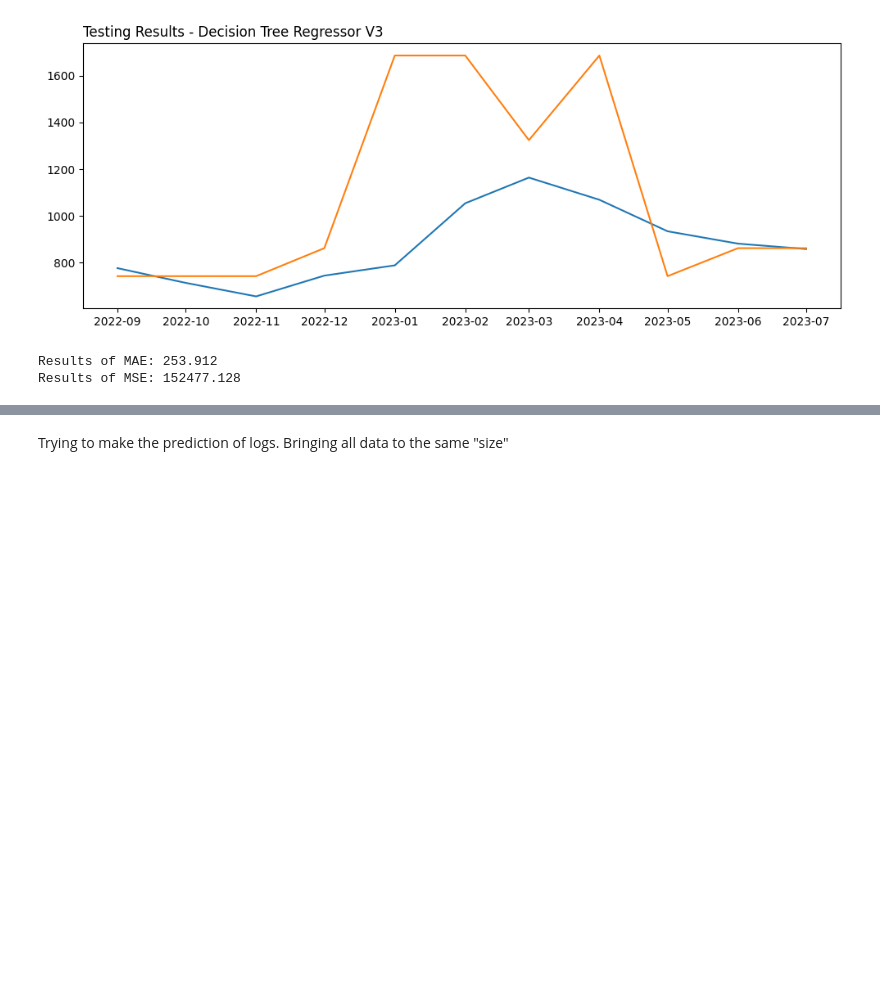
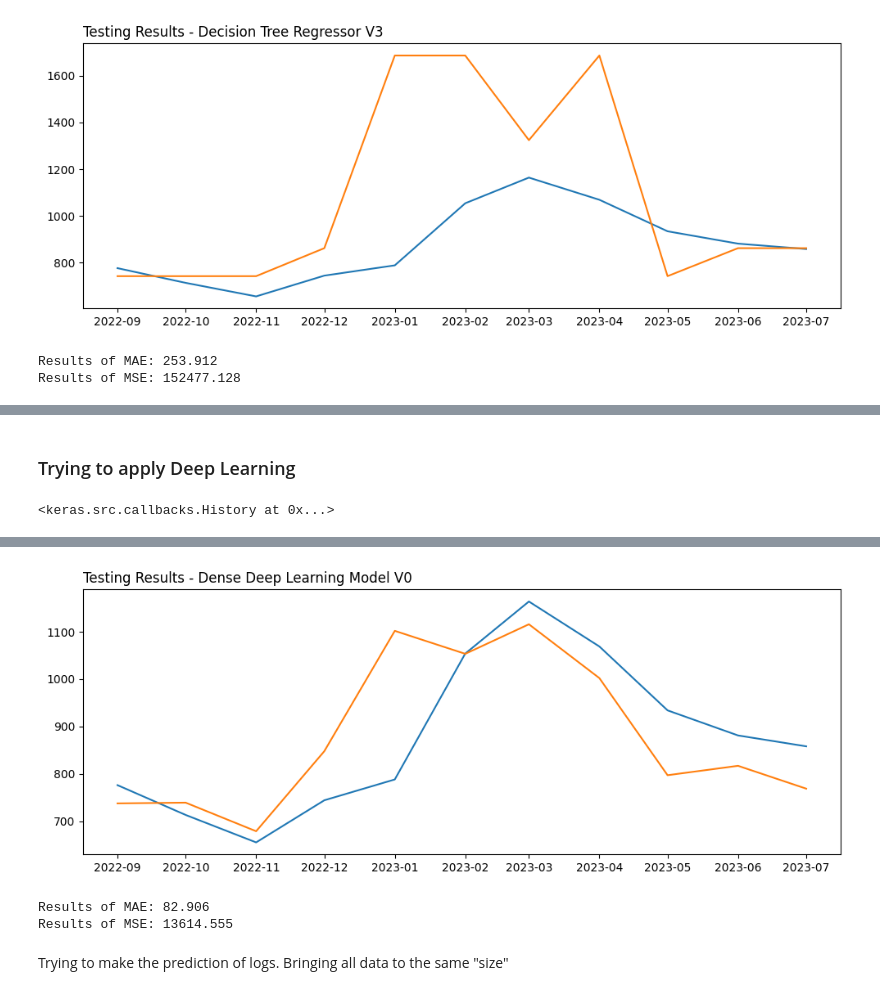
Before and after one commit to ViniAndrade10/Hot_Rolled_Coil_Price_Prediction, a Jupyter notebook: notebooks/Hot_Rolled_Coil_Price_Prediction.ipynb, the cells around one changed output, grey strips where cells are left out. Drawn from its saved outputs; the diff is of its cells as text; code cells hidden in the pictures; blank space fills up the shorter version.

Commit message:
- Aplicando Modelo de Deep Learning

```diff
--- a/notebooks/Hot_Rolled_Coil_Price_Prediction.ipynb
+++ b/notebooks/Hot_Rolled_Coil_Price_Prediction.ipynb
@@ -294,3 +298,37 @@ checking_results(y_test, xgboost_results_v1)
 [figure]
 Results of MAE: 101.217
 Results of MSE: 16557.174
+# %% [markdown]
+### Trying to apply Deep Learning
+# %%
+scaler = MinMaxScaler(feature_range=(0,1))
+
+X_scaled_train = scaler.fit_transform(X_train.values)
+X_scaled_test = scaler.fit_transform(X_test.values)
+
+y_scaled_train = scaler.fit_transform(np.array(y_train.values).reshape(-1, 1))
+y_scaled_test = scaler.fit_transform(np.array(y_test.values).reshape(-1, 1))
+# %%
+# Defining Model
+model_v0 = Sequential()
+model_v0.add(Dense(100, activation="relu"))
+model_v0.add(Dense(50, activation="relu"))
+model_v0.add(Dense(20, activation="relu"))
+model_v0.add(Dense(1))
+
+model_v0.compile(
+    loss="mean_absolute_error",
+    optimizer="adam",
+    metrics=["mean_squared_error", "mean_absolute_error"]
+)
+
+model_v0.fit(X_scaled_train, y_scaled_train, epochs=1000, verbose=0)
+# %% [output]
+<keras.src.callbacks.History at 0x...>
+# %%
+model_result_ = model_v0.predict(X_scaled_test)
+output_unscaled = scaler.inverse_transform(model_result_)
+
+plotting_results(datas, y_test, output_unscaled, "Dense Deep Learning Model", "V0")
+checking_results(y_test, output_unscaled)
+# %% [output]
@@ -297,3 +336,6 @@ Results of MSE: 16557.174
+[figure, added]
+Results of MAE: 82.906
+Results of MSE: 13614.555
 # %% [markdown]
 Trying to make the prediction of logs. Bringing all data to the same "size"
 # %%
```
Also changed, not shown: parts of 17 cells of this notebook.
